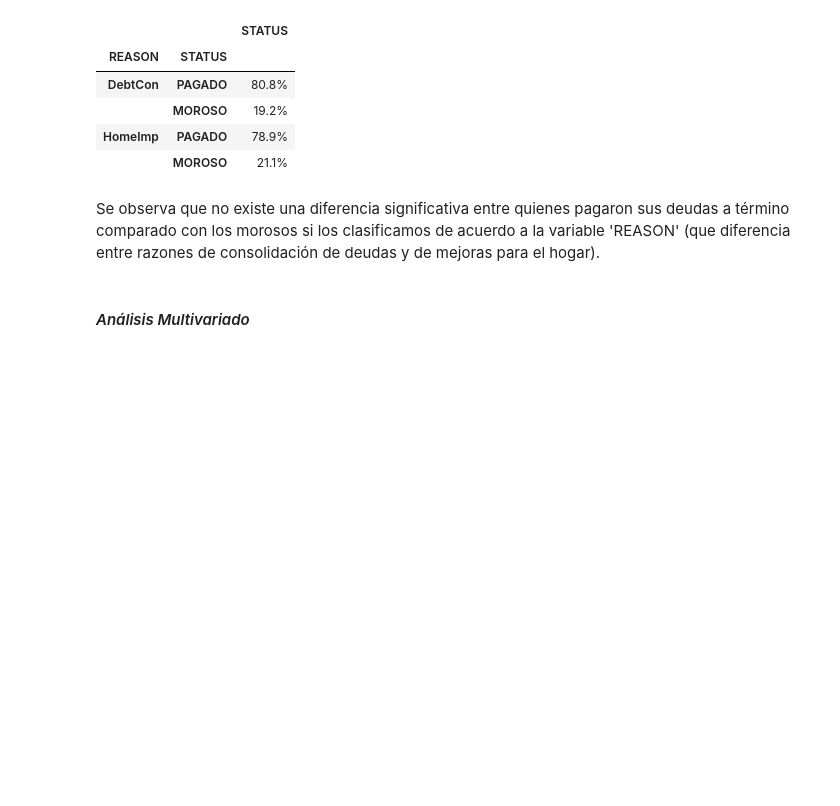
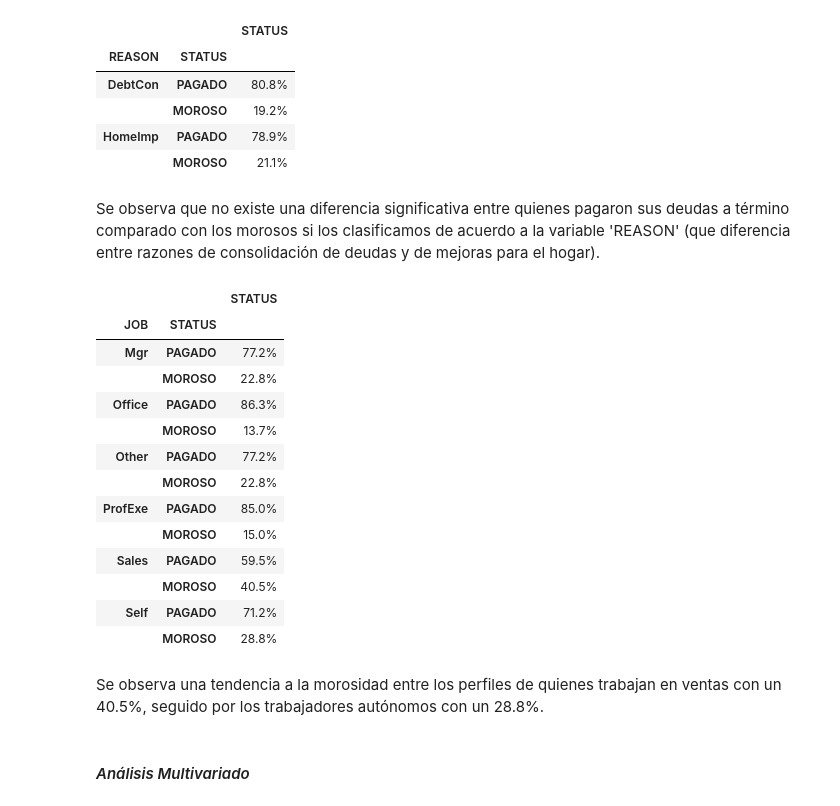
Before and after one commit to HelgaZambrana/data-science-coderhouse, a Jupyter notebook: ProyectoFinal_RiesgoCrediticio.ipynb, the cells around one changed output. Saved outputs shown, nothing was run; the diff lists cells and outputs as text; code cells hidden in the pictures; blank space fills up the shorter version.

```diff
--- a/ProyectoFinal_RiesgoCrediticio.ipynb
+++ b/ProyectoFinal_RiesgoCrediticio.ipynb
@@ -267,6 +274,29 @@ g['STATUS'].value_counts(normalize=True).to_frame().style.format("{:.1%}")
 |  | MOROSO | 21.1% |
 # %% [markdown]
 Se observa que no existe una diferencia significativa entre quienes pagaron sus deudas a término comparado con los morosos si los clasificamos de acuerdo a la variable 'REASON' (que diferencia entre razones de consolidación de deudas y de mejoras para el hogar).
+# %%
+#Comparar el tipo de trabajo de personas que solicitaron préstamos, clasificados entre morosos y quienes pagan a término
+historial_credito.loc[historial_credito.BAD == 1, 'STATUS'] = 'MOROSO'
+historial_credito.loc[historial_credito.BAD == 0, 'STATUS'] = 'PAGADO'
+g = historial_credito.groupby('JOB')
+g['STATUS'].value_counts(normalize=True).to_frame().style.format("{:.1%}")
+# %% [output]
+|  |  | STATUS |
+| JOB | STATUS |  |
+| Mgr | PAGADO | 77.2% |
+|  | MOROSO | 22.8% |
+| Office | PAGADO | 86.3% |
+|  | MOROSO | 13.7% |
+| Other | PAGADO | 77.2% |
+|  | MOROSO | 22.8% |
+| ProfExe | PAGADO | 85.0% |
+|  | MOROSO | 15.0% |
+| Sales | PAGADO | 59.5% |
+|  | MOROSO | 40.5% |
+| Self | PAGADO | 71.2% |
+|  | MOROSO | 28.8% |
+# %% [markdown]
+Se observa una tendencia a la morosidad entre los perfiles de quienes trabajan en ventas con un 40.5%, seguido por los trabajadores autónomos con un 28.8%.
 # %% [markdown]
 #### *Análisis Multivariado*
 # %%
```
Also changed, not shown: parts of 5 cells of this notebook.
